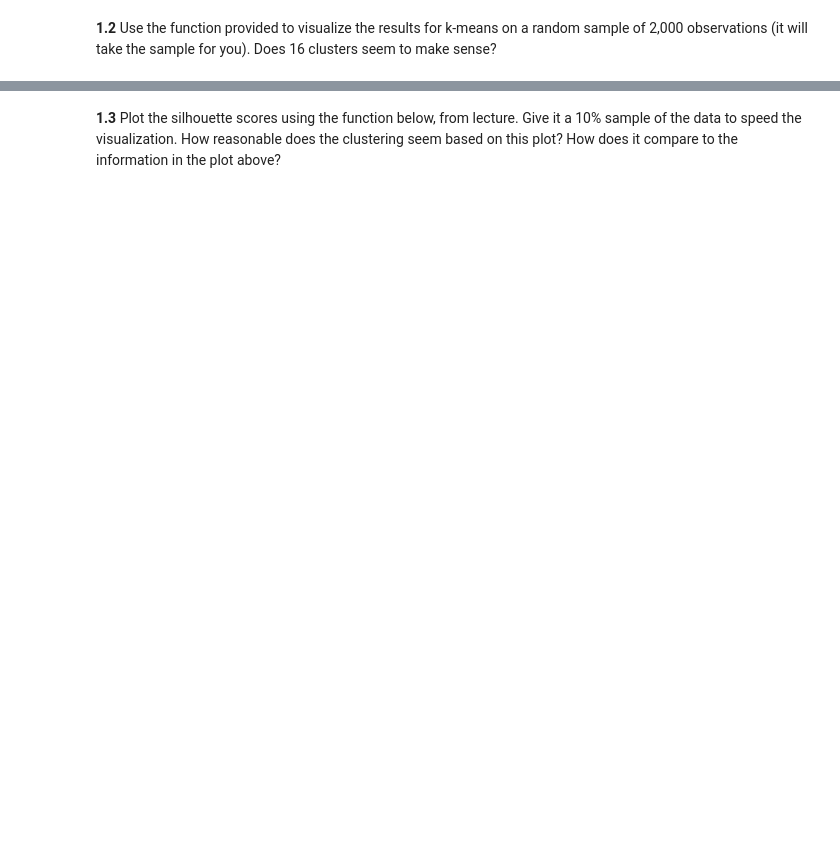
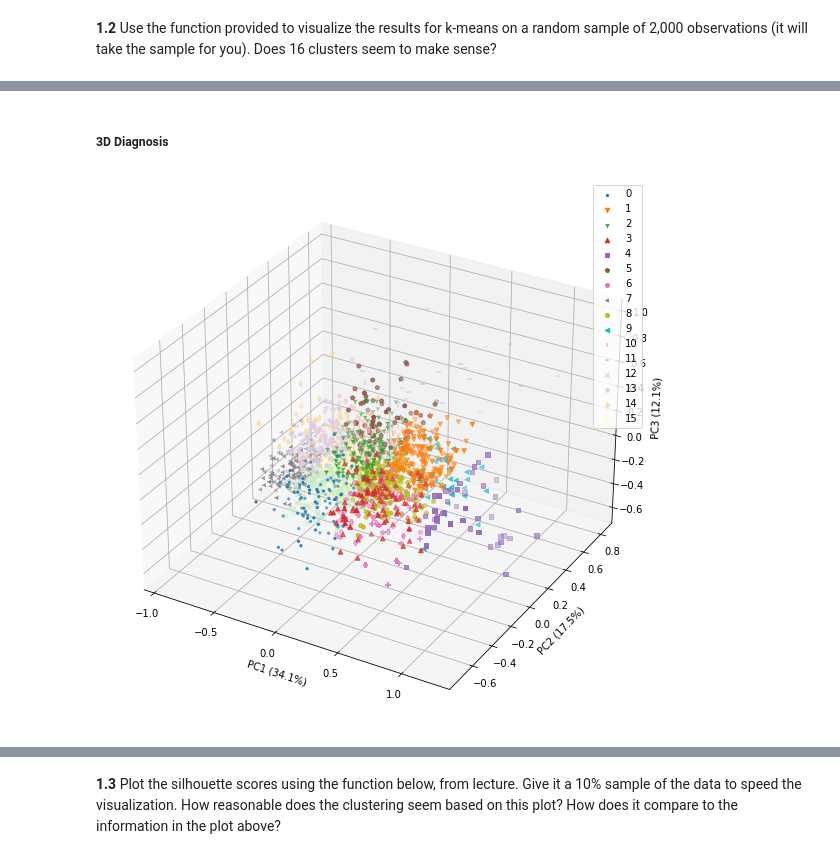
Before and after one commit to DavidAssaraf106/2021-CS109B, a Jupyter notebook: content/HW/HW2/CS109b_HW2.ipynb, the cells around one changed output, grey strips where cells are left out. Cells and saved outputs as stored; diff of their text form; code cells hidden in the pictures; blank space fills up the shorter version.

```diff
--- a/content/HW/HW2/CS109b_HW2.ipynb
+++ b/content/HW/HW2/CS109b_HW2.ipynb
@@ -172,0 +217,46 @@ def plot_clusters(full_data, group_col):
+# %% [markdown]
+##### 3D Diagnosis
+# %%
+from mpl_toolkits.mplot3d import Axes3D
+
+def plot_clusters(full_data, group_col):
+
+    # seperate features only from cluster labels
+    feature_columns = [colname for colname in list(full_data.columns) if 'Cluster' not in colname]
+    features_only = full_data[feature_columns]
+
+    # fit PCA to the whole data
+    fitted_pca = PCA().fit(features_only)
+
+    # take a sample of the whole data
+    df_sample = features_only.sample(2000, random_state=109)
+
+    # apply the PCA transform on the sample
+    pca_sample = pd.DataFrame(fitted_pca.transform(df_sample), columns = ["PCA{}".format(i) for i in range(len(df_sample.columns.values))])
+    pca_sample.index = df_sample.index
+
+    # re-include a cluster label for the pca data
+    pca_sample[group_col] = full_data.loc[pca_sample.index, group_col]
+
+    fig = plt.figure(figsize=(20, 10))
+    ax = fig.add_subplot(111, projection='3d')
+    marker_types = [".", "v", "1", "^", "s", "p", "P", "3", "H", "<", "|", "_", "x", "*","d","X"]
+    marker_colors = np.concatenate([np.array(plt.cm.tab10.colors),np.array(plt.cm.Pastel1.colors)])
+
+    for i, (cluster_id, cur_df) in enumerate(pca_sample.groupby([group_col])):
+
+        pca1_scores = cur_df.iloc[:,0]
+        pca2_scores = cur_df.iloc[:,1]
+        pca3_scores = cur_df.iloc[:, 2]
+        ax.scatter(pca1_scores, pca2_scores, pca3_scores, label=cluster_id, c=marker_colors[i].reshape(1,-1), marker=marker_types[i])
+
+    ax.set_xlabel("PC1 ({}%)".format(np.round(100*fitted_pca.explained_variance_ratio_[0],1)))
+    ax.set_ylabel("PC2 ({}%)".format(np.round(100*fitted_pca.explained_variance_ratio_[1],1)))
+    ax.set_zlabel("PC3 ({}%)".format(np.round(100*fitted_pca.explained_variance_ratio_[2],1)))
+    plt.legend()
+    plt.show(fig)
+    # return pca_sample
+# %%
+plot_clusters(scaled_data, 'Cluster16')
+# %% [output]
+[figure, added]
```
Also changed, not shown: parts of 52 cells of this notebook, 1 other file.
